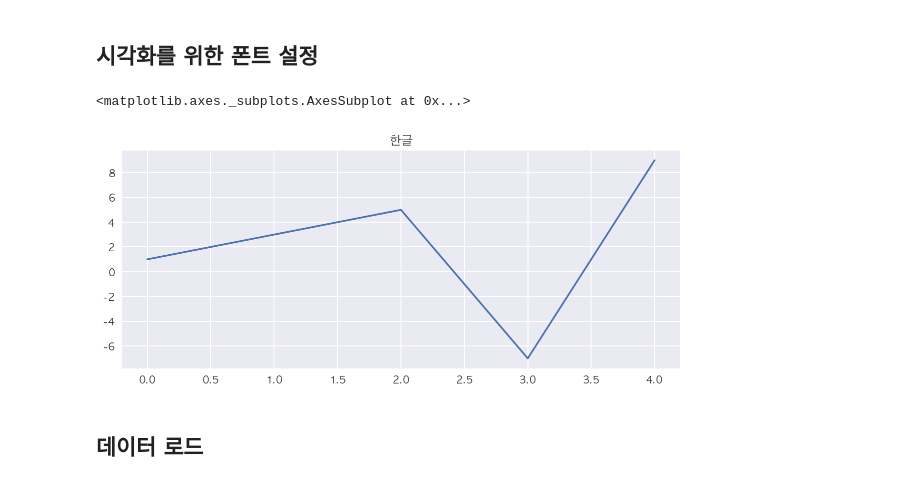
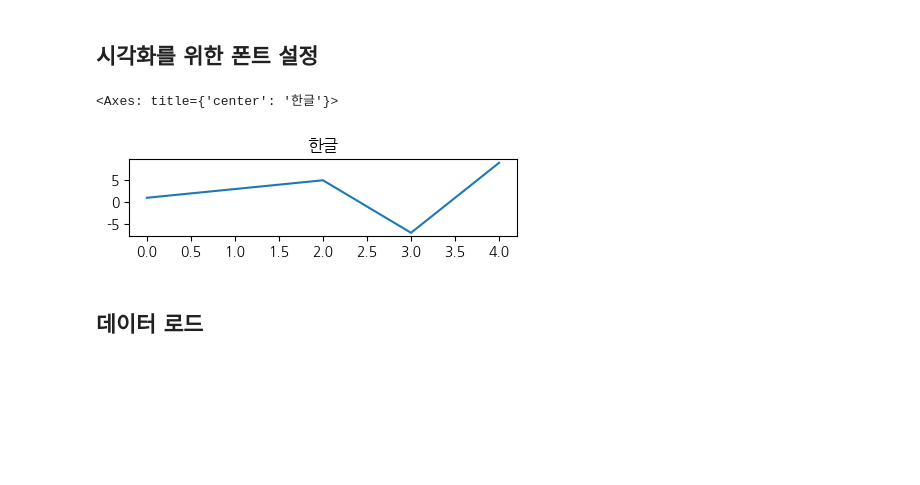
Before and after one commit to corazzon/python-text-analysis, a Jupyter notebook: 0303-klue-ml-ensemble-cv-output.ipynb, the cells around one changed output. Drawn from its saved outputs; the diff is of its cells as text; code cells hidden in the pictures; blank space fills up the shorter version.

```diff
--- a/0303-klue-ml-ensemble-cv-output.ipynb
+++ b/0303-klue-ml-ensemble-cv-output.ipynb
@@ -25,41 +23,3 @@ import seaborn as sns
 import matplotlib.pyplot as plt
 # %% [markdown]
 ## 시각화를 위한 폰트 설정
-# %%
-def get_font_family():
-    """
-    시스템 환경에 따른 기본 폰트명을 반환하는 함수
-    """
-    import platform
-    system_name = platform.system()
-
-    if system_name == "Darwin" :
-        font_family = "AppleGothic"
-    elif system_name == "Windows":
-        font_family = "Malgun Gothic"
-    else:
-        # Linux(colab)
-        !apt-get install fonts-nanum -qq  > /dev/null
-        !fc-cache -fv
-
-        import matplotlib as mpl
-        mpl.font_manager._rebuild()
-        findfont = mpl.font_manager.fontManager.findfont
-        mpl.font_manager.findfont = findfont
-        mpl.backends.backend_agg.findfont = findfont
-
-        font_family = "NanumBarunGothic"
-    return font_family
-
-
-# style 설정은 꼭 폰트설정 위에서 합니다.
-# style 에 폰트 설정이 들어있으면 한글폰트가 초기화 되어 한글이 깨집니다.
-plt.style.use("seaborn")
-# 폰트설정
-plt.rc("font", family=get_font_family())
-
-# 마이너스폰트 설정
-plt.rc("axes", unicode_minus=False)
-
-# 그래프에 retina display 적용
-%config InlineBackend.figure_format = 'retina'
@@ -66,8 +28,8 @@ plt.rc("axes", unicode_minus=False)
 # %%
-pd.Series([1, 3, 5, -7, 9]).plot(title="한글", figsize=(10, 4))
+pd.Series([1, 3, 5, -7, 9]).plot(title="한글", figsize=(5, 1))
 # %% [output]
-<matplotlib.axes._subplots.AxesSubplot at 0x...>
+<Axes: title={'center': '한글'}>
-[figure, old version]
+[figure, new version]
 # %% [markdown]
 ## 데이터 로드
 # %%
```
Also changed, not shown: parts of 40 cells of this notebook, 1 other file.
